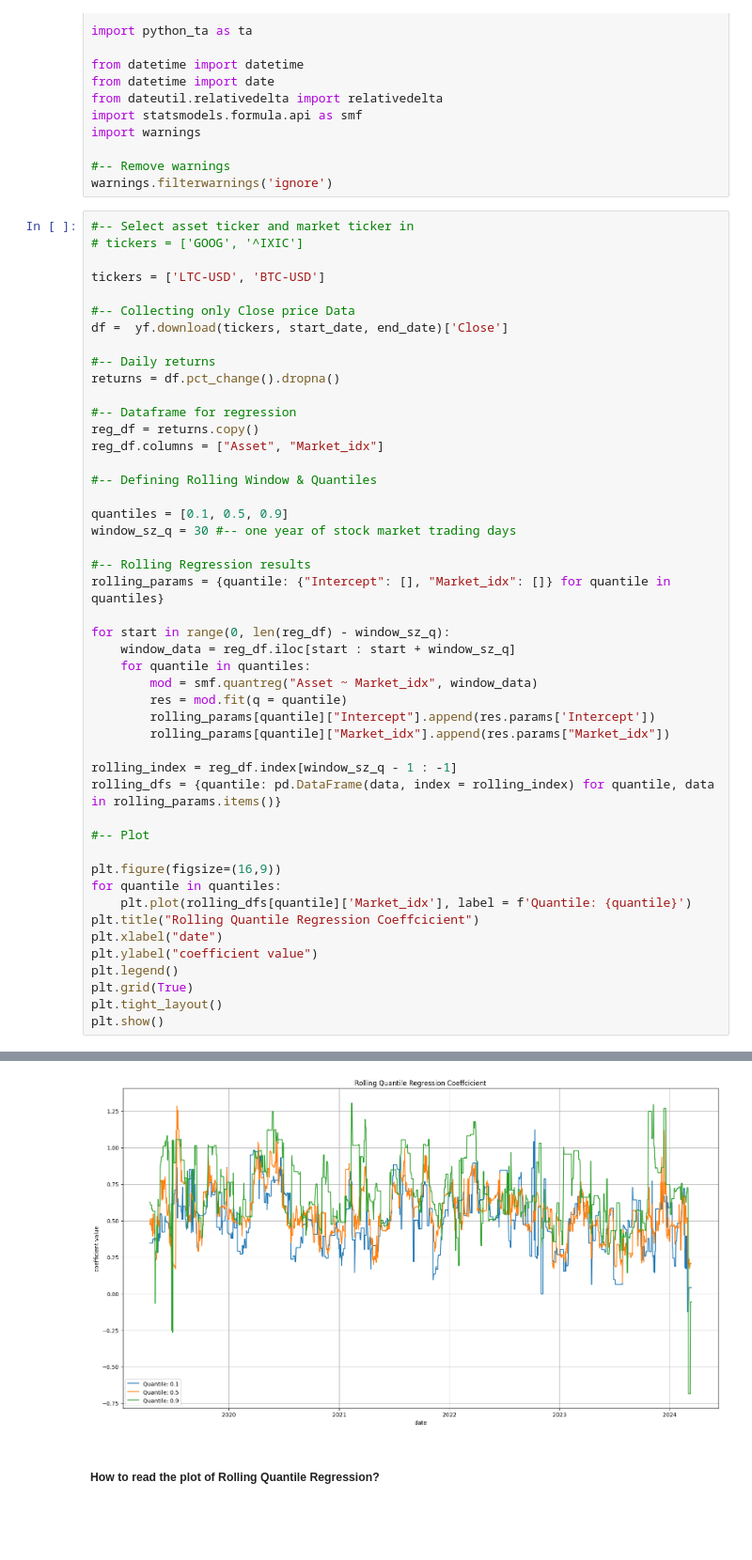
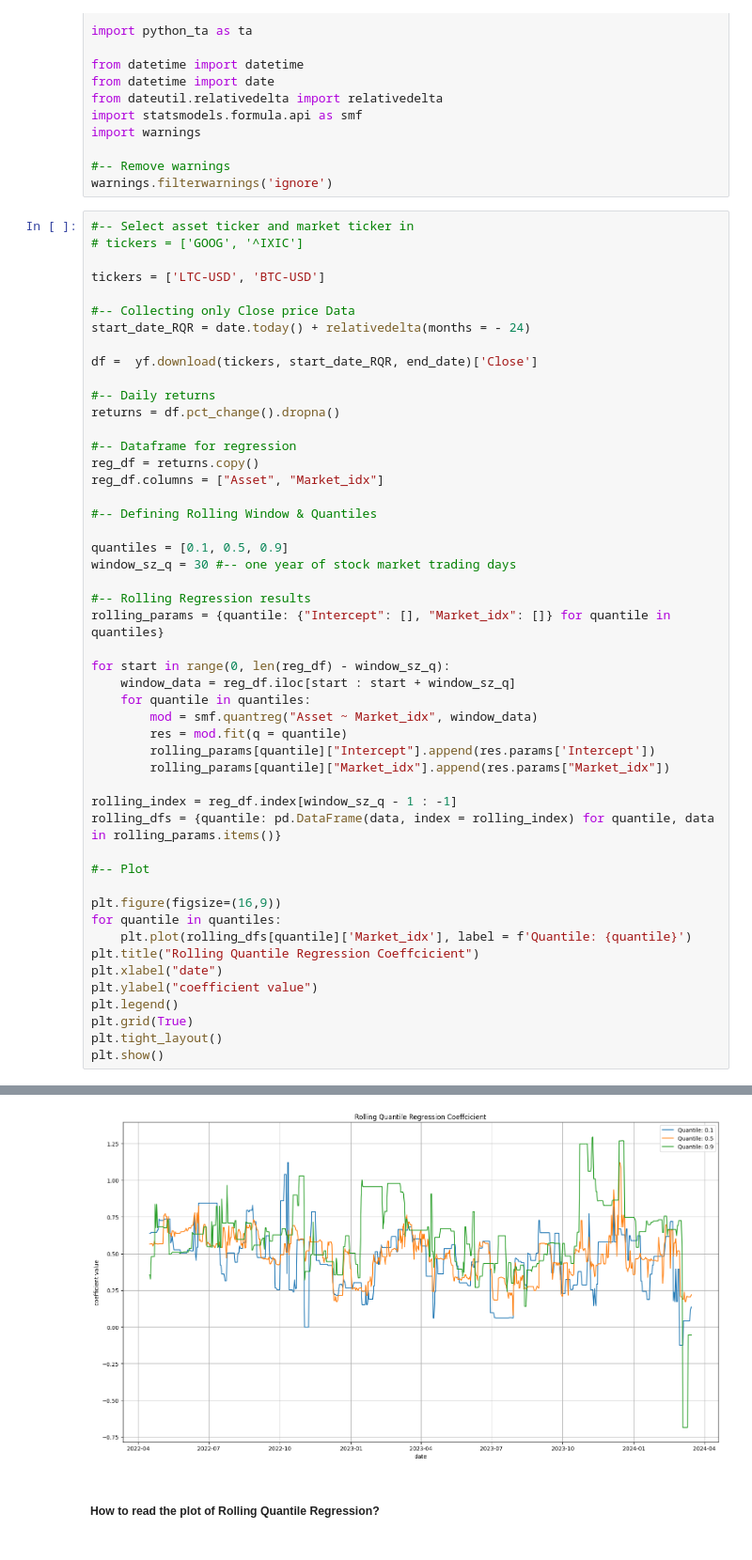
Before and after one commit to HoussamZak/herding_detection_investing, a Jupyter notebook: herding_behavior_idx.ipynb, the cells around one changed output, grey strips where cells are left out. Shown at 94% size. Saved outputs shown, nothing was run; the diff lists cells and outputs as text.

```diff
--- a/herding_behavior_idx.ipynb
+++ b/herding_behavior_idx.ipynb
@@ -103,7 +103,9 @@ warnings.filterwarnings('ignore')
 tickers = ['LTC-USD', 'BTC-USD']
 
 #-- Collecting only Close price Data
-df =  yf.download(tickers, start_date, end_date)['Close']
+start_date_RQR = date.today() + relativedelta(months = - 24)
+
+df =  yf.download(tickers, start_date_RQR, end_date)['Close']
 
 #-- Daily returns
 returns = df.pct_change().dropna()
@@ -118,34 +120,34 @@ quantiles = [0.1, 0.5, 0.9]
 window_sz_q = 30 #-- one year of stock market trading days
 
 #-- Rolling Regression results
 rolling_params = {quantile: {"Intercept": [], "Market_idx": []} for quantile in quantiles}
 
 for start in range(0, len(reg_df) - window_sz_q):
     window_data = reg_df.iloc[start : start + window_sz_q]
     for quantile in quantiles:
         mod = smf.quantreg("Asset ~ Market_idx", window_data)
         res = mod.fit(q = quantile)
         rolling_params[quantile]["Intercept"].append(res.params['Intercept'])
         rolling_params[quantile]["Market_idx"].append(res.params["Market_idx"])
 
 rolling_index = reg_df.index[window_sz_q - 1 : -1]
 rolling_dfs = {quantile: pd.DataFrame(data, index = rolling_index) for quantile, data in rolling_params.items()}
 
 #-- Plot
 
 plt.figure(figsize=(16,9))
 for quantile in quantiles:
     plt.plot(rolling_dfs[quantile]['Market_idx'], label = f'Quantile: {quantile}')
 plt.title("Rolling Quantile Regression Coeffcicient")
 plt.xlabel("date")
 plt.ylabel("coefficient value")
 plt.legend()
 plt.grid(True)
 plt.tight_layout()
 plt.show()
 # %% [output]
 [*********************100%***********************]  2 of 2 completed
-[figure, old version]
+[figure, new version]
 # %% [markdown]
 <h5>How to read the plot of Rolling Quantile Regression?
 
```
Also changed, not shown: parts of 1 cell of this notebook.
